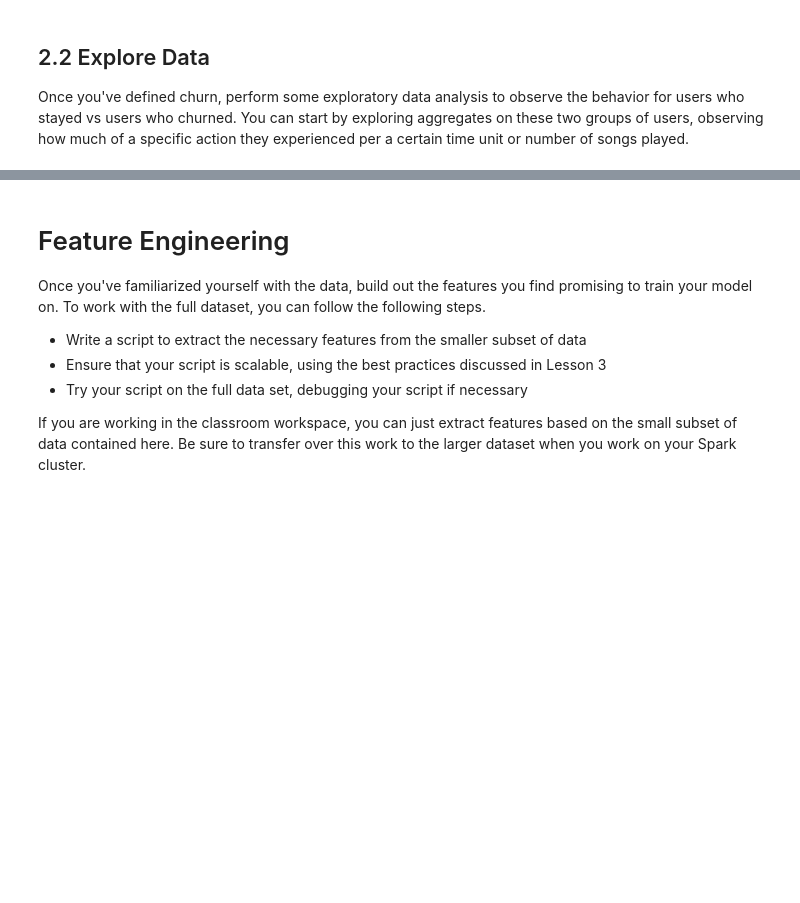
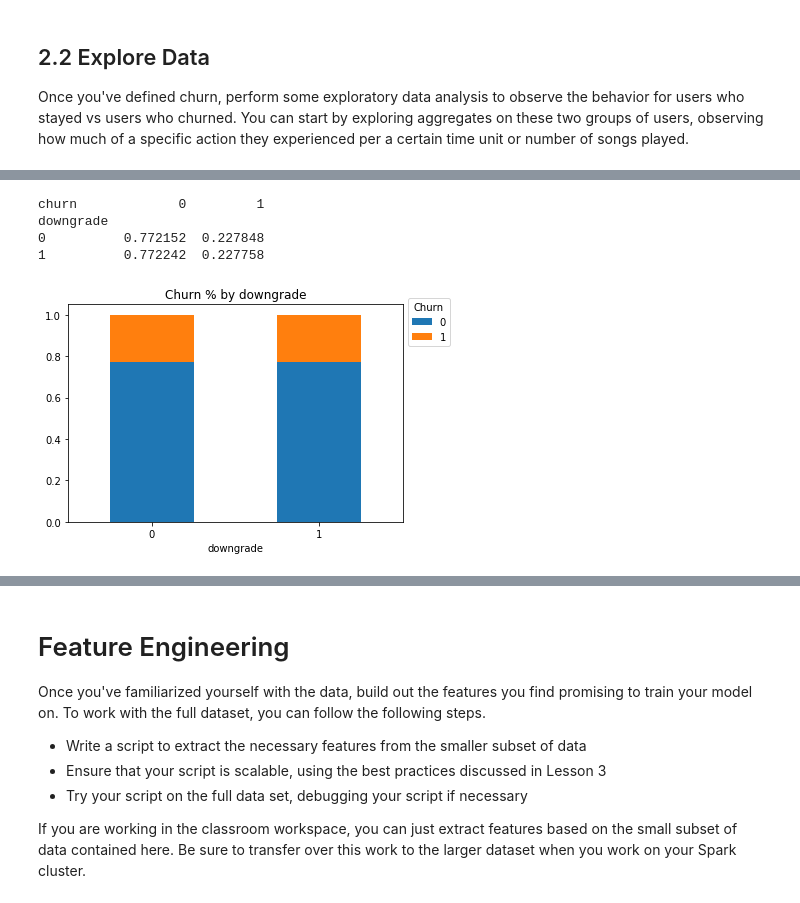
Before and after one commit to noemistatcat/Sparkify-Capstone-Project, a Jupyter notebook: Sparkify.ipynb, the cells around one changed output, grey strips where cells are left out. Drawn from its saved outputs; the diff is of its cells as text; code cells hidden in the pictures; blank space fills up the shorter version.

```diff
--- a/Sparkify.ipynb
+++ b/Sparkify.ipynb
@@ -178,0 +234,8 @@ for col in df.columns:
+# %%
+compare_plot(df_user, 'downgrade')
+# %% [output]
+churn             0         1
+downgrade
+0          0.772152  0.227848
+1          0.772242  0.227758
+[figure, added]
```
Also changed, not shown: parts of 51 cells of this notebook.
